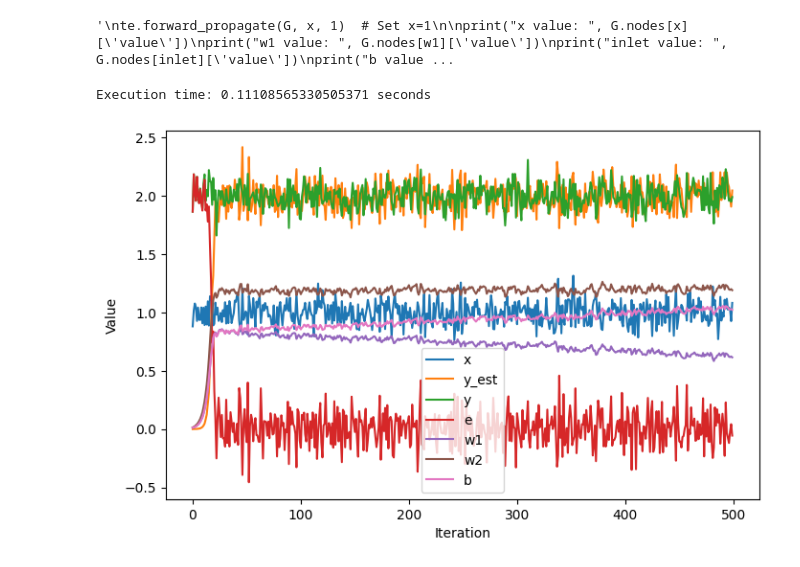
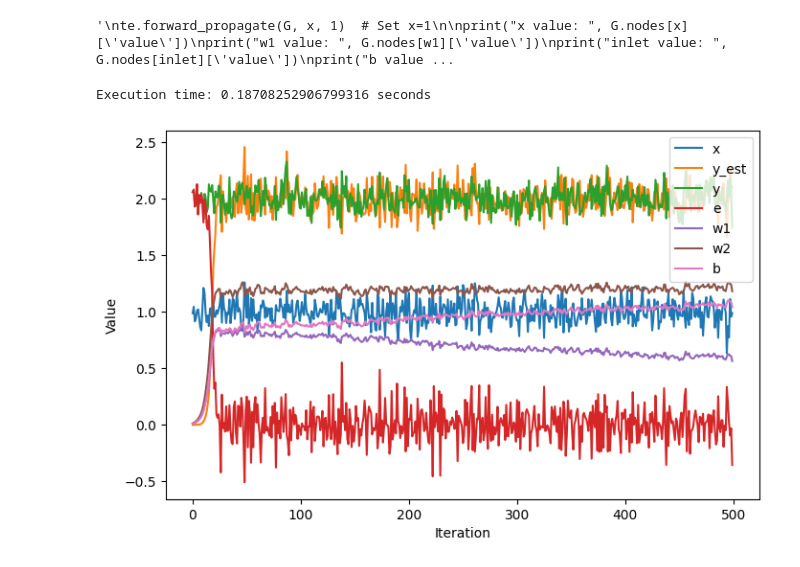
Before and after one commit to trengx/trengx, a Jupyter notebook: notebooks/neural_network.ipynb, the cells around one changed output. Drawn from its saved outputs; the diff is of its cells as text; code cells hidden in the pictures.

```diff
--- a/notebooks/neural_network.ipynb
+++ b/notebooks/neural_network.ipynb
@@ -122,33 +121,33 @@ for i in range(N):
 
     # Append current values to lists
     x_values.append(G.nodes[x]['value'])
     y_est_values.append(G.nodes[y_est]['value'])
     y_values.append(G.nodes[y]['value'])
     e_values.append(G.nodes[e]['value'])
     w1_values.append(G.nodes[w1]['value'])
     w2_values.append(G.nodes[w2]['value'])
     b_values.append(G.nodes[b]['value'])
 
 end_time = time.time()  # End timing
 execution_time = end_time - start_time  # Calculate execution time
 print(f"Execution time: {execution_time} seconds")
 
 # Plotting
 plt.figure(figsize=(8, 5))
 
 plt.plot(range(N), x_values, label='x')
 plt.plot(range(N), y_est_values, label='y_est')
 plt.plot(range(N), y_values, label='y')
 plt.plot(range(N), e_values, label='e')
 plt.plot(range(N), w1_values, label='w1')
 plt.plot(range(N), w2_values, label='w2')
 plt.plot(range(N), b_values, label='b')
 
 plt.xlabel('Iteration')
 plt.ylabel('Value')
 
-plt.legend()
+plt.legend(loc='upper right')
 plt.show()
 # %% [output]
-Execution time: 0.11108565330505371 seconds
+Execution time: 0.18708252906799316 seconds
-[figure, old version]
+[figure, new version]
```
Also changed, not shown: parts of 1 cell of this notebook, 4 other files.
